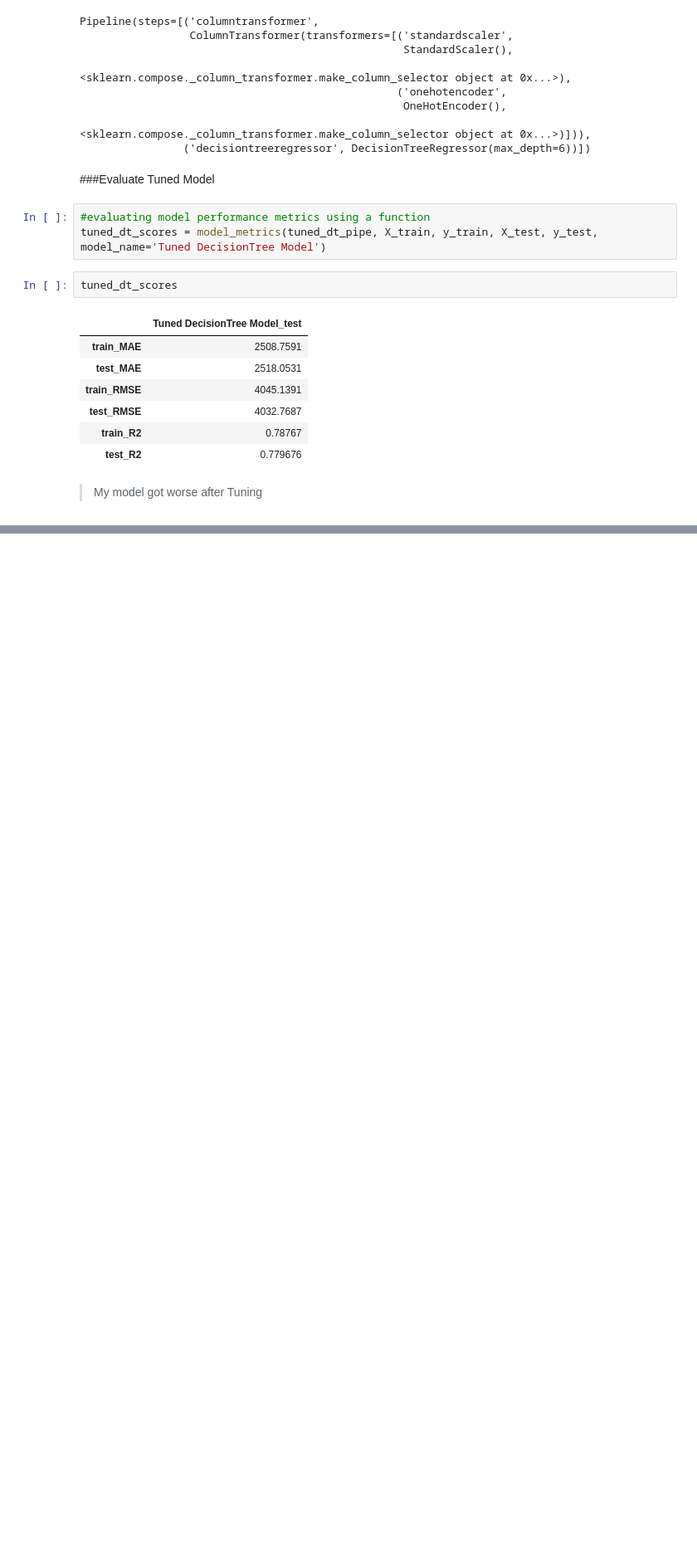
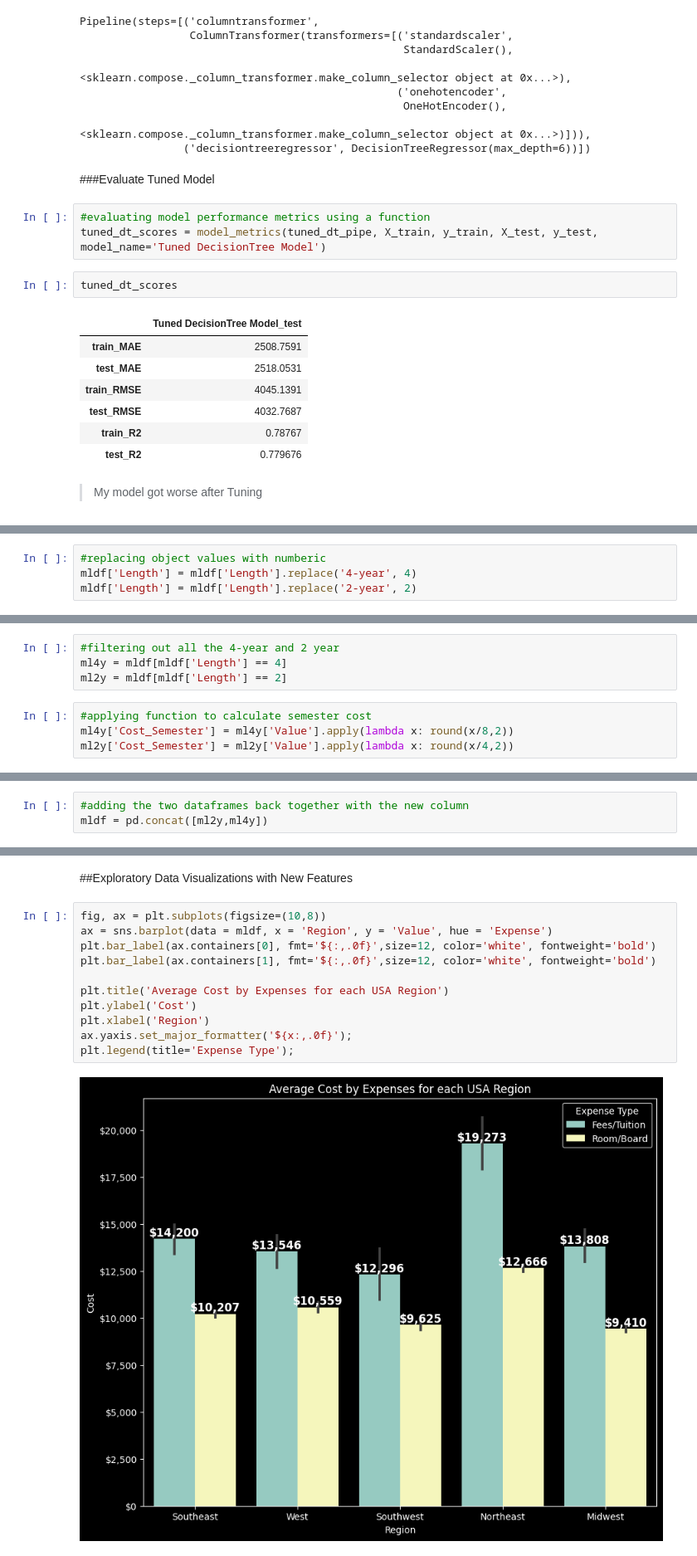
Before and after one commit to daisy-rivera/Cost-of-Undergraduate-Tuition, a Jupyter notebook: Cost_of_Undergraduate_Tuition.ipynb, the cells around one changed output, grey strips where cells are left out. Shown at 83% size. Cells and saved outputs as stored; diff of their text form; blank space fills up the shorter version.

```diff
--- a/Cost_of_Undergraduate_Tuition.ipynb
+++ b/Cost_of_Undergraduate_Tuition.ipynb
@@ -979,0 +1011,4 @@ This database does not include information regarding scholarships which can be a
+# %%
+#replacing object values with numberic
+mldf['Length'] = mldf['Length'].replace('4-year', 4)
+mldf['Length'] = mldf['Length'].replace('2-year', 2)
@@ -979,0 +1028,8 @@ This database does not include information regarding scholarships which can be a
+# %%
+#filtering out all the 4-year and 2 year
+ml4y = mldf[mldf['Length'] == 4]
+ml2y = mldf[mldf['Length'] == 2]
+# %%
+#applying function to calculate semester cost
+ml4y['Cost_Semester'] = ml4y['Value'].apply(lambda x: round(x/8,2))
+ml2y['Cost_Semester'] = ml2y['Value'].apply(lambda x: round(x/4,2))
@@ -979,0 +1052,3 @@ This database does not include information regarding scholarships which can be a
+# %%
+#adding the two dataframes back together with the new column
+mldf = pd.concat([ml2y,ml4y])
@@ -979,0 +1071,15 @@ This database does not include information regarding scholarships which can be a
+# %% [markdown]
+##Exploratory Data Visualizations with New Features
+# %%
+fig, ax = plt.subplots(figsize=(10,8))
+ax = sns.barplot(data = mldf, x = 'Region', y = 'Value', hue = 'Expense')
+plt.bar_label(ax.containers[0], fmt='${:,.0f}',size=12, color='white', fontweight='bold')
+plt.bar_label(ax.containers[1], fmt='${:,.0f}',size=12, color='white', fontweight='bold')
+
+plt.title('Average Cost by Expenses for each USA Region')
+plt.ylabel('Cost')
+plt.xlabel('Region')
+ax.yaxis.set_major_formatter('${x:,.0f}');
+plt.legend(title='Expense Type');
+# %% [output]
+[figure, added]
```
Also changed, not shown: parts of 98 cells of this notebook.
